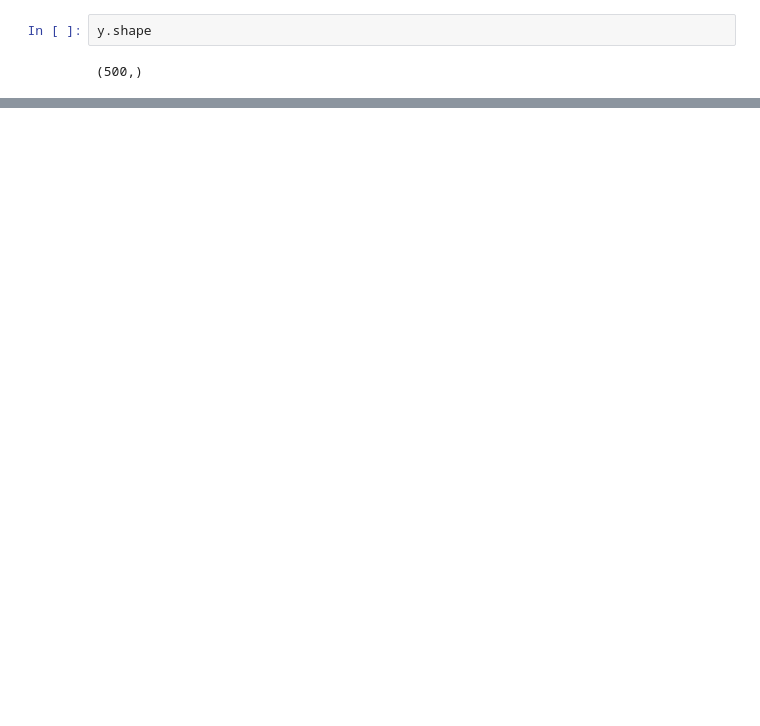
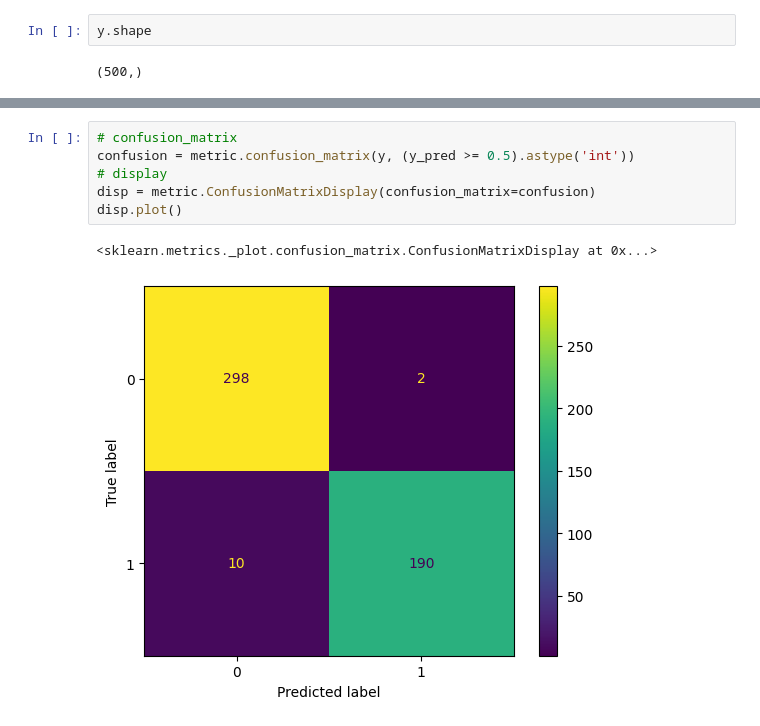
Before and after one commit to ponmak/CS-KU-01418364-65, a Jupyter notebook: lab/03_Backprop_HW.ipynb, the cells around one changed output, grey strips where cells are left out. Saved outputs shown, nothing was run; the diff lists cells and outputs as text; blank space fills up the shorter version.

```diff
--- a/lab/03_Backprop_HW.ipynb
+++ b/lab/03_Backprop_HW.ipynb
@@ -203,0 +207,9 @@ loss val in 74800 : 0.11889, accuracy in 74800 : 0.966
+# %%
+# confusion_matrix
+confusion = metric.confusion_matrix(y, (y_pred >= 0.5).astype('int'))
+# display
+disp = metric.ConfusionMatrixDisplay(confusion_matrix=confusion)
+disp.plot()
+# %% [output]
+<sklearn.metrics._plot.confusion_matrix.ConfusionMatrixDisplay at 0x...>
+[figure, added]
```
Also changed, not shown: parts of 6 cells of this notebook.
